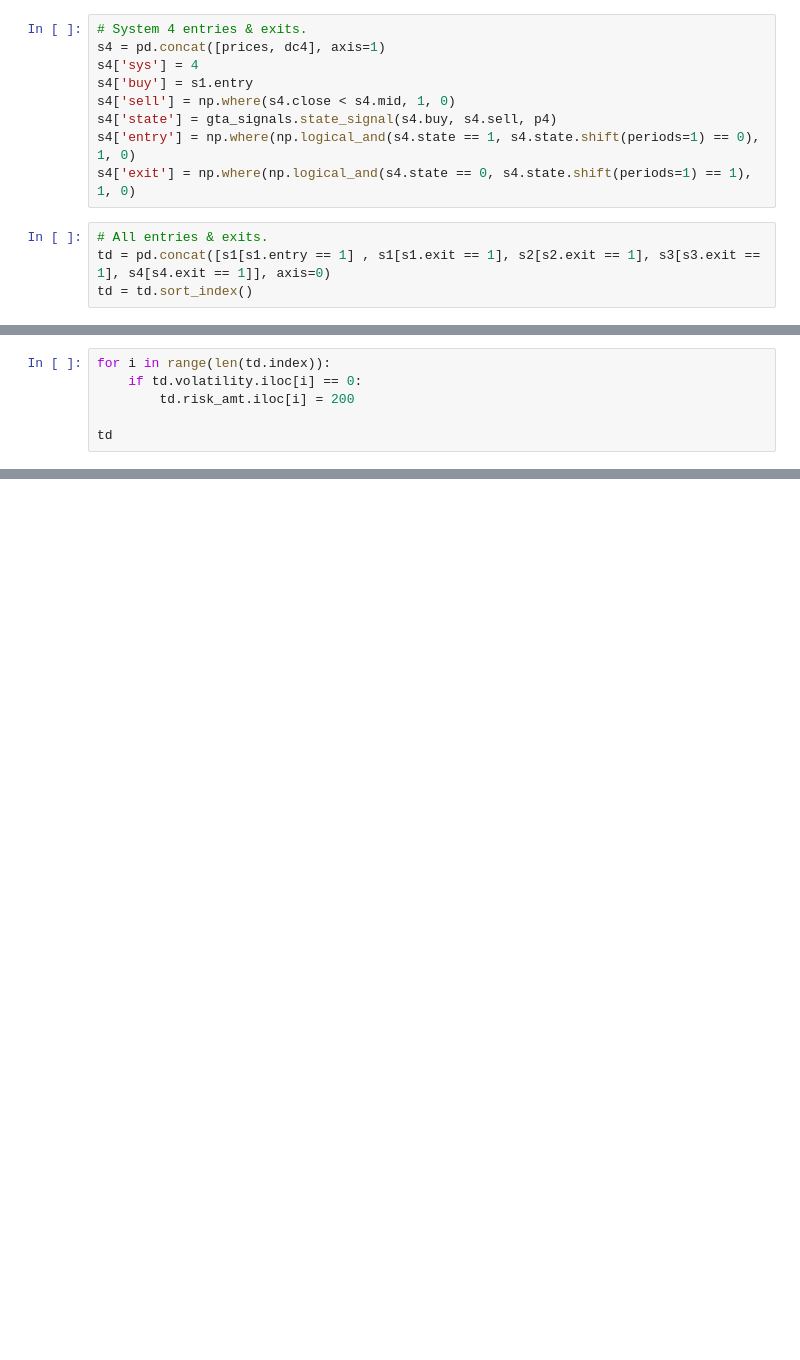
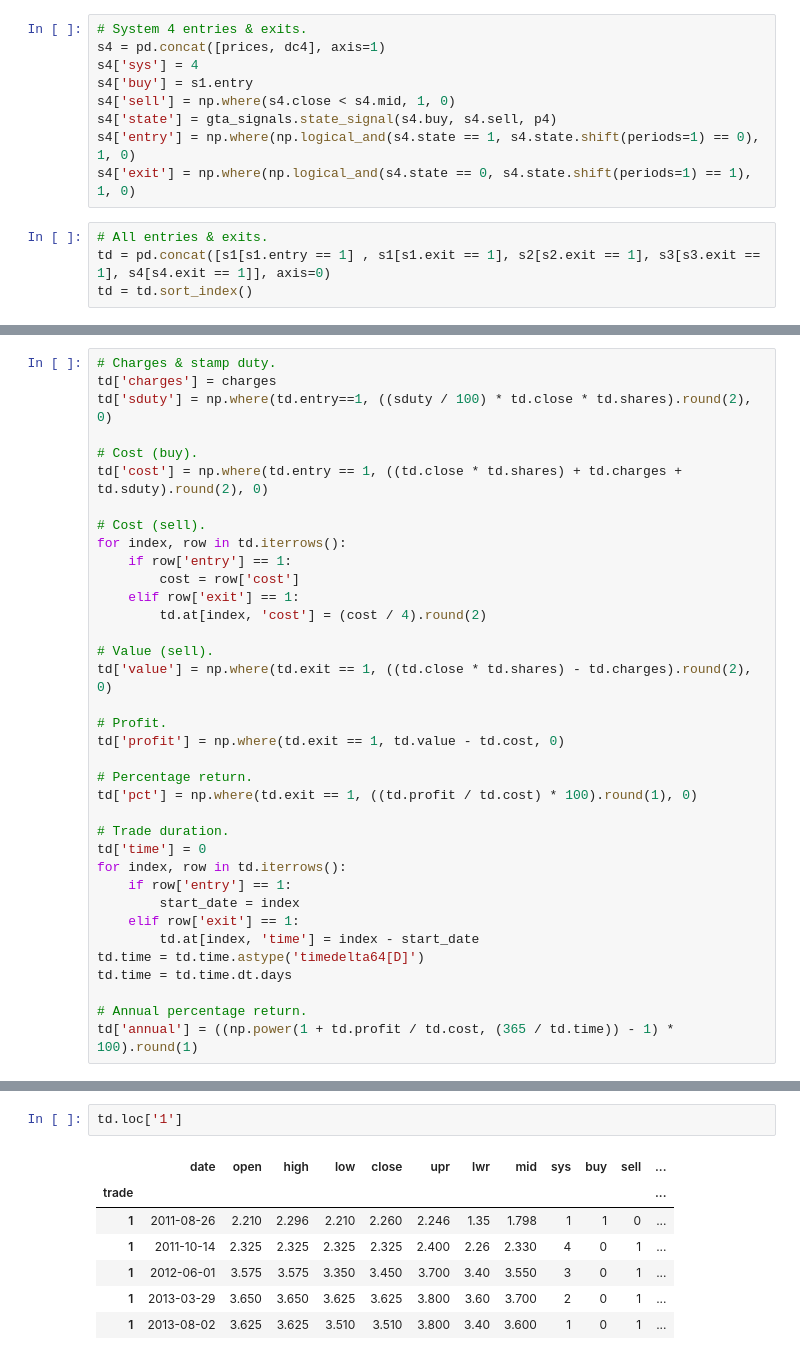
Before and after one commit to SwedishChef01/vigilant-journey, a Jupyter notebook: Donchian2.ipynb, the cells around one changed output, grey strips where cells are left out. Drawn from its saved outputs; the diff is of its cells as text; blank space fills up the shorter version.

```diff
--- a/Donchian2.ipynb
+++ b/Donchian2.ipynb
@@ -102,6 +95,0 @@ td
-# %%
-for i in range(len(td.index)):
-    if td.volatility.iloc[i] == 0:
-        td.risk_amt.iloc[i] = 200
-
-td
@@ -109,0 +96,36 @@ AttributeError: 'DataFrame' object has no attribute 'risk_amt'
+# %%
+# Charges & stamp duty.
+td['charges'] = charges
+td['sduty'] = np.where(td.entry==1, ((sduty / 100) * td.close * td.shares).round(2), 0)
+
+# Cost (buy).
+td['cost'] = np.where(td.entry == 1, ((td.close * td.shares) + td.charges + td.sduty).round(2), 0)
+
+# Cost (sell).
+for index, row in td.iterrows():
+    if row['entry'] == 1:
+        cost = row['cost']
+    elif row['exit'] == 1:
+        td.at[index, 'cost'] = (cost / 4).round(2)
+
+# Value (sell).
+td['value'] = np.where(td.exit == 1, ((td.close * td.shares) - td.charges).round(2), 0)
+
+# Profit.
+td['profit'] = np.where(td.exit == 1, td.value - td.cost, 0)
+
+# Percentage return.
+td['pct'] = np.where(td.exit == 1, ((td.profit / td.cost) * 100).round(1), 0)
+
+# Trade duration.
+td['time'] = 0
+for index, row in td.iterrows():
+    if row['entry'] == 1:
+        start_date = index
+    elif row['exit'] == 1:
+        td.at[index, 'time'] = index - start_date
+td.time = td.time.astype('timedelta64[D]')
+td.time = td.time.dt.days
+
+# Annual percentage return.
+td['annual'] = ((np.power(1 + td.profit / td.cost, (365 / td.time)) - 1) * 100).round(1)
@@ -109,0 +157,10 @@ AttributeError: 'DataFrame' object has no attribute 'risk_amt'
+# %%
+td.loc['1']
+# %% [output]
+|  | date | open | high | low | close | upr | lwr | mid | sys | buy | sell | ... |
+| trade |  |  |  |  |  |  |  |  |  |  |  | ... |
+| 1 | 2011-08-26 | 2.210 | 2.296 | 2.210 | 2.260 | 2.246 | 1.35 | 1.798 | 1 | 1 | 0 | ... |
+| 1 | 2011-10-14 | 2.325 | 2.325 | 2.325 | 2.325 | 2.400 | 2.26 | 2.330 | 4 | 0 | 1 | ... |
+| 1 | 2012-06-01 | 3.575 | 3.575 | 3.350 | 3.450 | 3.700 | 3.40 | 3.550 | 3 | 0 | 1 | ... |
+| 1 | 2013-03-29 | 3.650 | 3.650 | 3.625 | 3.625 | 3.800 | 3.60 | 3.700 | 2 | 0 | 1 | ... |
+| 1 | 2013-08-02 | 3.625 | 3.625 | 3.510 | 3.510 | 3.800 | 3.40 | 3.600 | 1 | 0 | 1 | ... |
```
Also changed, not shown: parts of 6 cells of this notebook, 4 other files.
